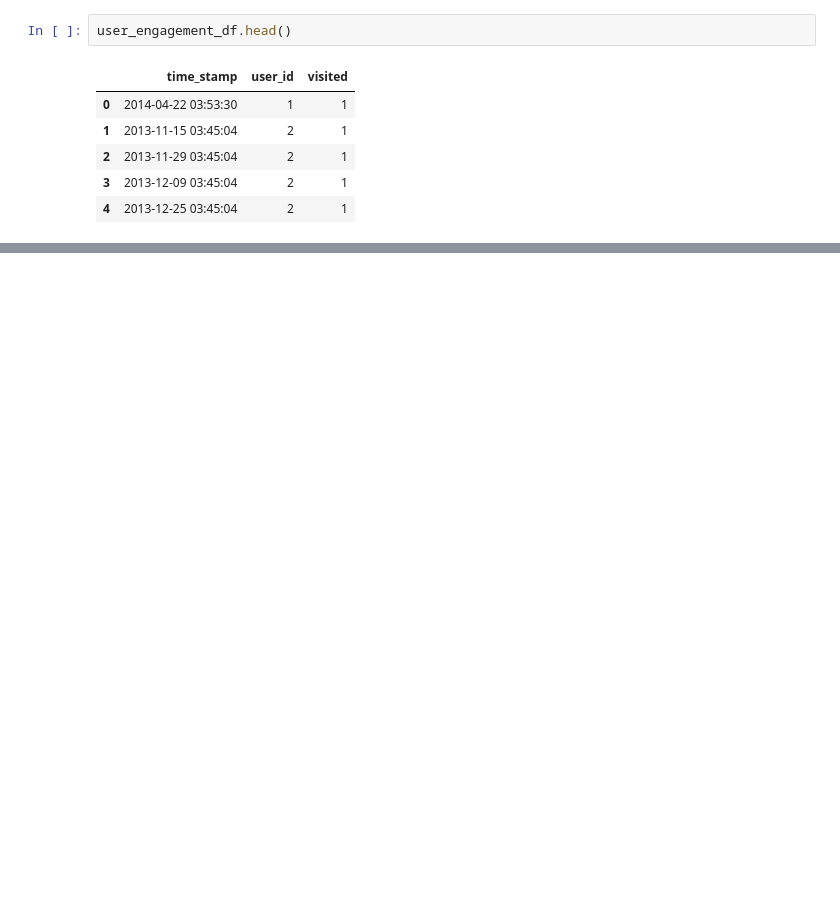
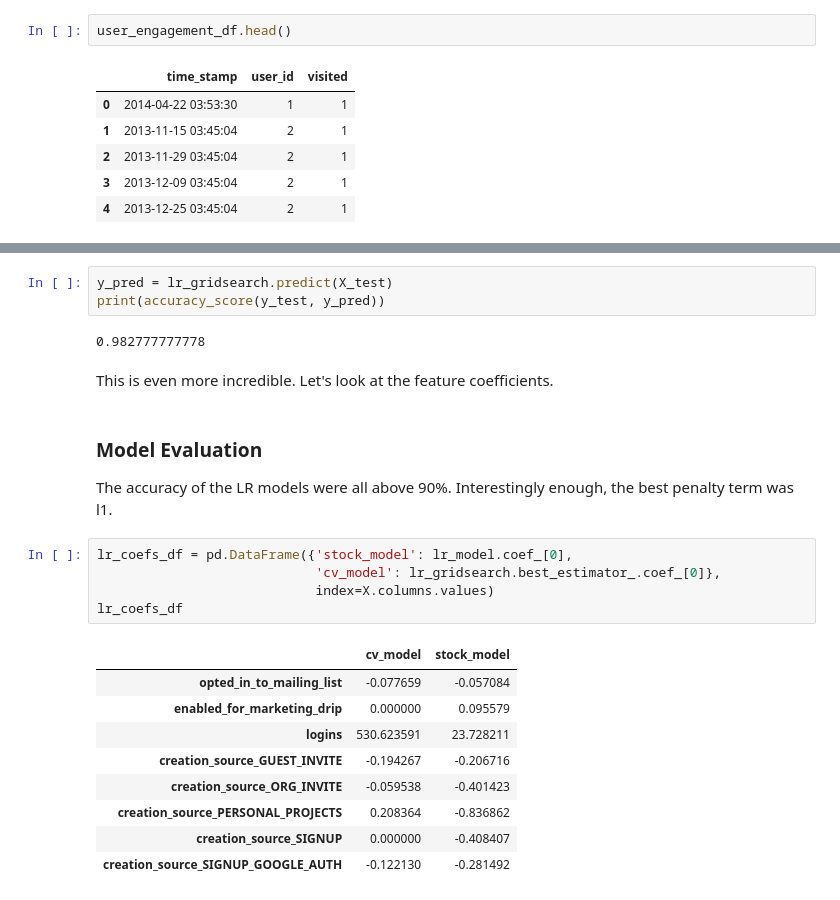
Before and after one commit to salvis2/SpringboardAlvis, a Jupyter notebook: mini_projects/take_home_challenges/relax_inc_challenge/relax_inc_challenge.ipynb, the cells around one changed output, grey strips where cells are left out. Cells and saved outputs as stored; diff of their text form; blank space fills up the shorter version.

```diff
--- a/mini_projects/take_home_challenges/relax_inc_challenge/relax_inc_challenge.ipynb
+++ b/mini_projects/take_home_challenges/relax_inc_challenge/relax_inc_challenge.ipynb
@@ -346,0 +454,26 @@ Put a column for how many logins each user has
+# %%
+y_pred = lr_gridsearch.predict(X_test)
+print(accuracy_score(y_test, y_pred))
+# %% [output]
+0.982777777778
+# %% [markdown]
+This is even more incredible. Let's look at the feature coefficients.
+# %% [markdown]
+### Model Evaluation
+
+The accuracy of the LR models were all above 90%. Interestingly enough, the best penalty term was l1.
+# %%
+lr_coefs_df = pd.DataFrame({'stock_model': lr_model.coef_[0],
+                            'cv_model': lr_gridsearch.best_estimator_.coef_[0]},
+                            index=X.columns.values)
+lr_coefs_df
+# %% [output]
+|  | cv_model | stock_model |
+| opted_in_to_mailing_list | -0.077659 | -0.057084 |
+| enabled_for_marketing_drip | 0.000000 | 0.095579 |
+| logins | 530.623591 | 23.728211 |
+| creation_source_GUEST_INVITE | -0.194267 | -0.206716 |
+| creation_source_ORG_INVITE | -0.059538 | -0.401423 |
+| creation_source_PERSONAL_PROJECTS | 0.208364 | -0.836862 |
+| creation_source_SIGNUP | 0.000000 | -0.408407 |
+| creation_source_SIGNUP_GOOGLE_AUTH | -0.122130 | -0.281492 |
```
Also changed, not shown: parts of 26 cells of this notebook.
